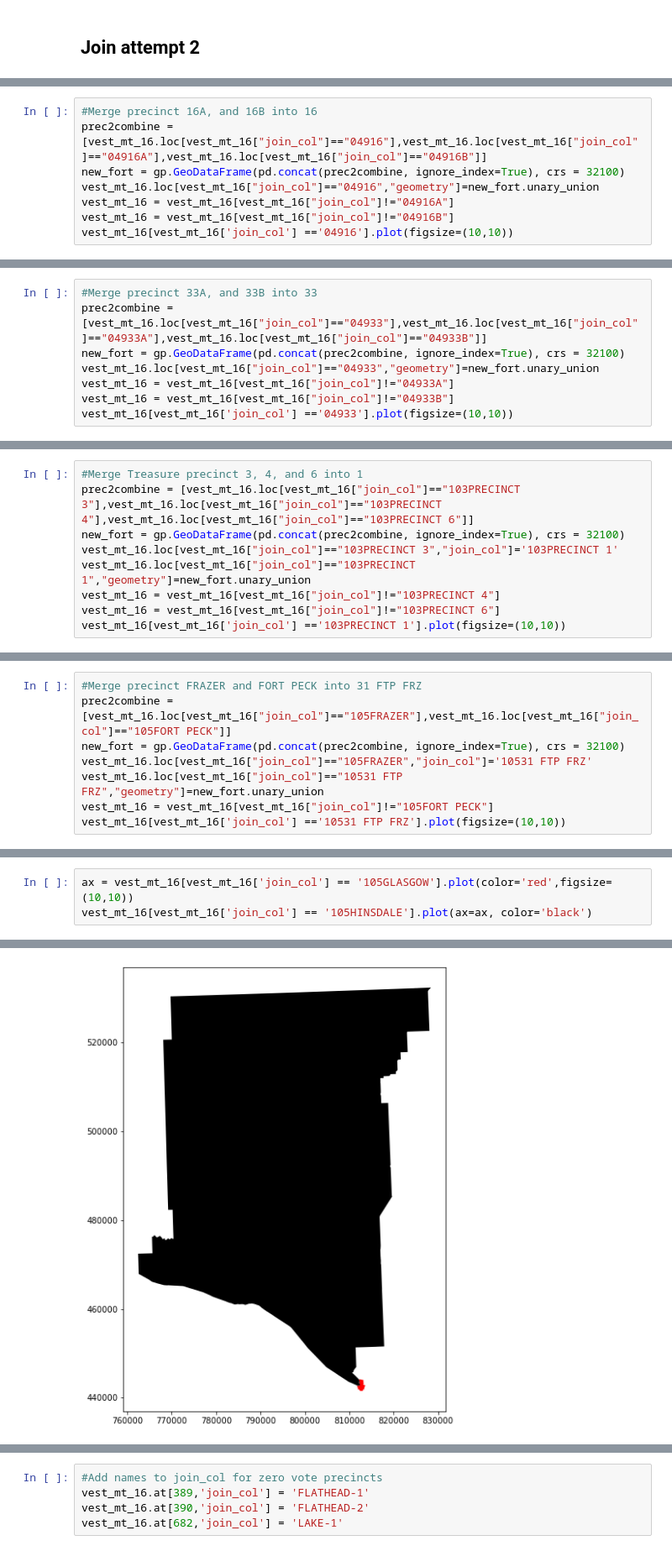
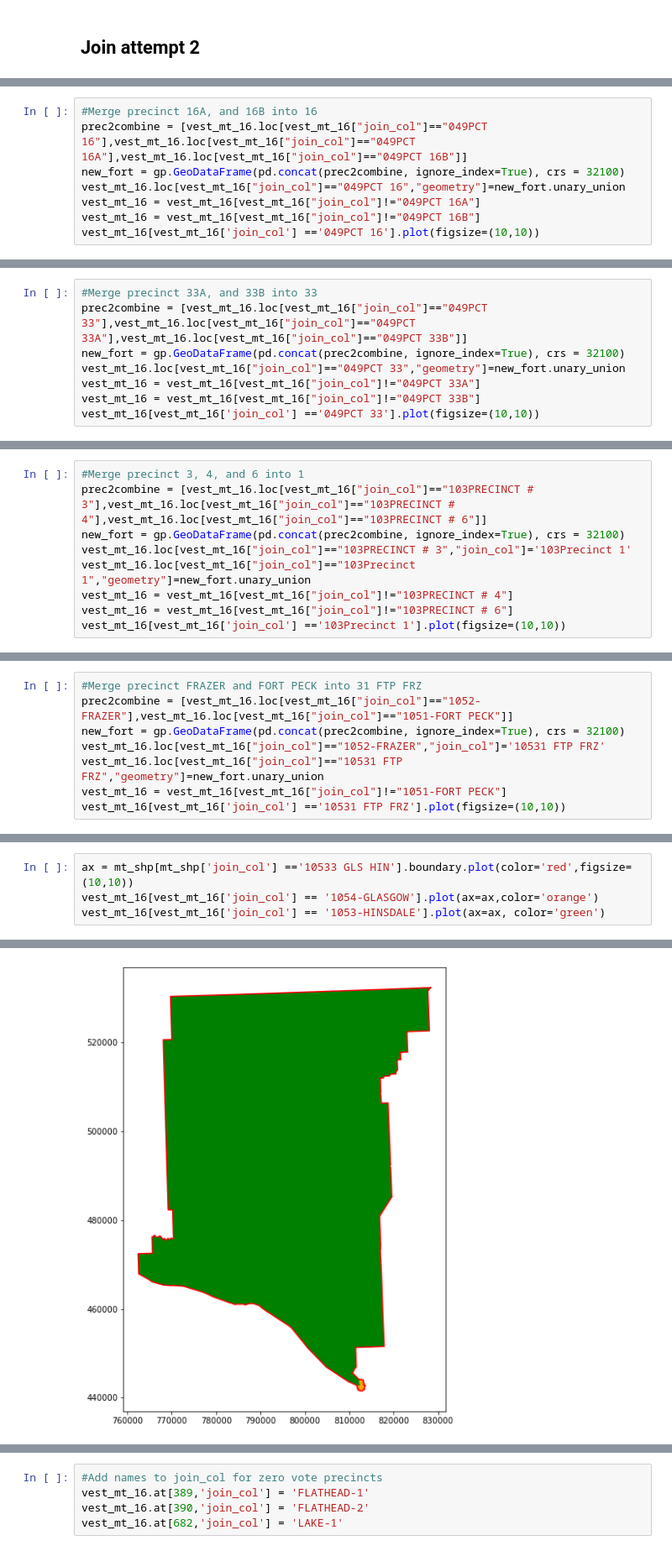
Before and after one commit to nonpartisan-redistricting-datahub/pdv-mt, a Jupyter notebook: vest-mt-2016/vest-mt-2016-validation.ipynb, the cells around one changed output, grey strips where cells are left out. Shown at 84% size. Saved outputs shown, nothing was run; the diff lists cells and outputs as text.

```diff
--- a/vest-mt-2016/vest-mt-2016-validation.ipynb
+++ b/vest-mt-2016/vest-mt-2016-validation.ipynb
@@ -1070,11 +662,11 @@ vest_mt_16[vest_mt_16['join_col'] == '04916B'].plot(ax=ax, color='green')
 # %%
 #Merge precinct 16A, and 16B into 16
-prec2combine = [vest_mt_16.loc[vest_mt_16["join_col"]=="04916"],vest_mt_16.loc[vest_mt_16["join_col"]=="04916A"],vest_mt_16.loc[vest_mt_16["join_col"]=="04916B"]]
+prec2combine = [vest_mt_16.loc[vest_mt_16["join_col"]=="049PCT 16"],vest_mt_16.loc[vest_mt_16["join_col"]=="049PCT 16A"],vest_mt_16.loc[vest_mt_16["join_col"]=="049PCT 16B"]]
 new_fort = gp.GeoDataFrame(pd.concat(prec2combine, ignore_index=True), crs = 32100)
-vest_mt_16.loc[vest_mt_16["join_col"]=="04916","geometry"]=new_fort.unary_union
-vest_mt_16 = vest_mt_16[vest_mt_16["join_col"]!="04916A"]
-vest_mt_16 = vest_mt_16[vest_mt_16["join_col"]!="04916B"]
-vest_mt_16[vest_mt_16['join_col'] =='04916'].plot(figsize=(10,10))
+vest_mt_16.loc[vest_mt_16["join_col"]=="049PCT 16","geometry"]=new_fort.unary_union
+vest_mt_16 = vest_mt_16[vest_mt_16["join_col"]!="049PCT 16A"]
+vest_mt_16 = vest_mt_16[vest_mt_16["join_col"]!="049PCT 16B"]
+vest_mt_16[vest_mt_16['join_col'] =='049PCT 16'].plot(figsize=(10,10))
 # %% [output]
 <AxesSubplot:>
 [figure]
@@ -1093,11 +681,11 @@ vest_mt_16[vest_mt_16['join_col'] == '04933B'].plot(ax=ax, color='green')
 # %%
 #Merge precinct 33A, and 33B into 33
-prec2combine = [vest_mt_16.loc[vest_mt_16["join_col"]=="04933"],vest_mt_16.loc[vest_mt_16["join_col"]=="04933A"],vest_mt_16.loc[vest_mt_16["join_col"]=="04933B"]]
+prec2combine = [vest_mt_16.loc[vest_mt_16["join_col"]=="049PCT 33"],vest_mt_16.loc[vest_mt_16["join_col"]=="049PCT 33A"],vest_mt_16.loc[vest_mt_16["join_col"]=="049PCT 33B"]]
 new_fort = gp.GeoDataFrame(pd.concat(prec2combine, ignore_index=True), crs = 32100)
-vest_mt_16.loc[vest_mt_16["join_col"]=="04933","geometry"]=new_fort.unary_union
-vest_mt_16 = vest_mt_16[vest_mt_16["join_col"]!="04933A"]
-vest_mt_16 = vest_mt_16[vest_mt_16["join_col"]!="04933B"]
-vest_mt_16[vest_mt_16['join_col'] =='04933'].plot(figsize=(10,10))
+vest_mt_16.loc[vest_mt_16["join_col"]=="049PCT 33","geometry"]=new_fort.unary_union
+vest_mt_16 = vest_mt_16[vest_mt_16["join_col"]!="049PCT 33A"]
+vest_mt_16 = vest_mt_16[vest_mt_16["join_col"]!="049PCT 33B"]
+vest_mt_16[vest_mt_16['join_col'] =='049PCT 33'].plot(figsize=(10,10))
 # %% [output]
 <AxesSubplot:>
 [figure]
@@ -1117,12 +700,12 @@ vest_mt_16.shape
 # %%
-#Merge Treasure precinct 3, 4, and 6 into 1
-prec2combine = [vest_mt_16.loc[vest_mt_16["join_col"]=="103PRECINCT 3"],vest_mt_16.loc[vest_mt_16["join_col"]=="103PRECINCT 4"],vest_mt_16.loc[vest_mt_16["join_col"]=="103PRECINCT 6"]]
+#Merge precinct 3, 4, and 6 into 1
+prec2combine = [vest_mt_16.loc[vest_mt_16["join_col"]=="103PRECINCT # 3"],vest_mt_16.loc[vest_mt_16["join_col"]=="103PRECINCT # 4"],vest_mt_16.loc[vest_mt_16["join_col"]=="103PRECINCT # 6"]]
 new_fort = gp.GeoDataFrame(pd.concat(prec2combine, ignore_index=True), crs = 32100)
-vest_mt_16.loc[vest_mt_16["join_col"]=="103PRECINCT 3","join_col"]='103PRECINCT 1'
-vest_mt_16.loc[vest_mt_16["join_col"]=="103PRECINCT 1","geometry"]=new_fort.unary_union
-vest_mt_16 = vest_mt_16[vest_mt_16["join_col"]!="103PRECINCT 4"]
-vest_mt_16 = vest_mt_16[vest_mt_16["join_col"]!="103PRECINCT 6"]
-vest_mt_16[vest_mt_16['join_col'] =='103PRECINCT 1'].plot(figsize=(10,10))
+vest_mt_16.loc[vest_mt_16["join_col"]=="103PRECINCT # 3","join_col"]='103Precinct 1'
+vest_mt_16.loc[vest_mt_16["join_col"]=="103Precinct 1","geometry"]=new_fort.unary_union
+vest_mt_16 = vest_mt_16[vest_mt_16["join_col"]!="103PRECINCT # 4"]
+vest_mt_16 = vest_mt_16[vest_mt_16["join_col"]!="103PRECINCT # 6"]
+vest_mt_16[vest_mt_16['join_col'] =='103Precinct 1'].plot(figsize=(10,10))
 # %% [output]
 <AxesSubplot:>
 [figure]
@@ -1165,10 +757,10 @@ vest_mt_16[vest_mt_16['join_col'] == '105FORT PECK'].plot(ax=ax, color='orange')
 # %%
 #Merge precinct FRAZER and FORT PECK into 31 FTP FRZ
-prec2combine = [vest_mt_16.loc[vest_mt_16["join_col"]=="105FRAZER"],vest_mt_16.loc[vest_mt_16["join_col"]=="105FORT PECK"]]
+prec2combine = [vest_mt_16.loc[vest_mt_16["join_col"]=="1052-FRAZER"],vest_mt_16.loc[vest_mt_16["join_col"]=="1051-FORT PECK"]]
 new_fort = gp.GeoDataFrame(pd.concat(prec2combine, ignore_index=True), crs = 32100)
-vest_mt_16.loc[vest_mt_16["join_col"]=="105FRAZER","join_col"]='10531 FTP FRZ'
+vest_mt_16.loc[vest_mt_16["join_col"]=="1052-FRAZER","join_col"]='10531 FTP FRZ'
 vest_mt_16.loc[vest_mt_16["join_col"]=="10531 FTP FRZ","geometry"]=new_fort.unary_union
-vest_mt_16 = vest_mt_16[vest_mt_16["join_col"]!="105FORT PECK"]
+vest_mt_16 = vest_mt_16[vest_mt_16["join_col"]!="1051-FORT PECK"]
 vest_mt_16[vest_mt_16['join_col'] =='10531 FTP FRZ'].plot(figsize=(10,10))
 # %% [output]
 <AxesSubplot:>
@@ -1181,8 +768,9 @@ mt_shp[mt_shp['join_col'] =='10533 GLS HIN'].plot(figsize=(10,10))
 # %%
-ax = vest_mt_16[vest_mt_16['join_col'] == '105GLASGOW'].plot(color='red',figsize=(10,10))
-vest_mt_16[vest_mt_16['join_col'] == '105HINSDALE'].plot(ax=ax, color='black')
+ax = mt_shp[mt_shp['join_col'] =='10533 GLS HIN'].boundary.plot(color='red',figsize=(10,10))
+vest_mt_16[vest_mt_16['join_col'] == '1054-GLASGOW'].plot(ax=ax,color='orange')
+vest_mt_16[vest_mt_16['join_col'] == '1053-HINSDALE'].plot(ax=ax, color='green')
 # %% [output]
 <AxesSubplot:>
-[figure, old version]
+[figure, new version]
 # %%
 #Merge precinct GLASGOW and HINSDALE into 33 GLS HIN
```
Also changed, not shown: parts of 74 cells of this notebook.
